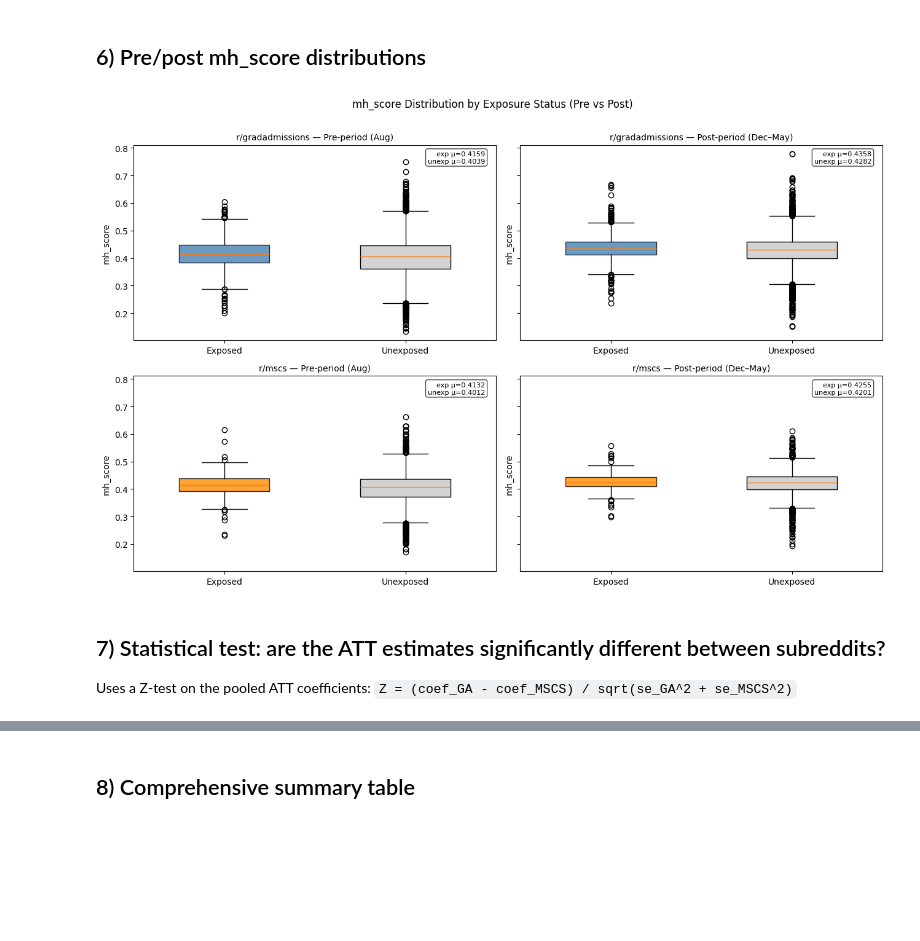
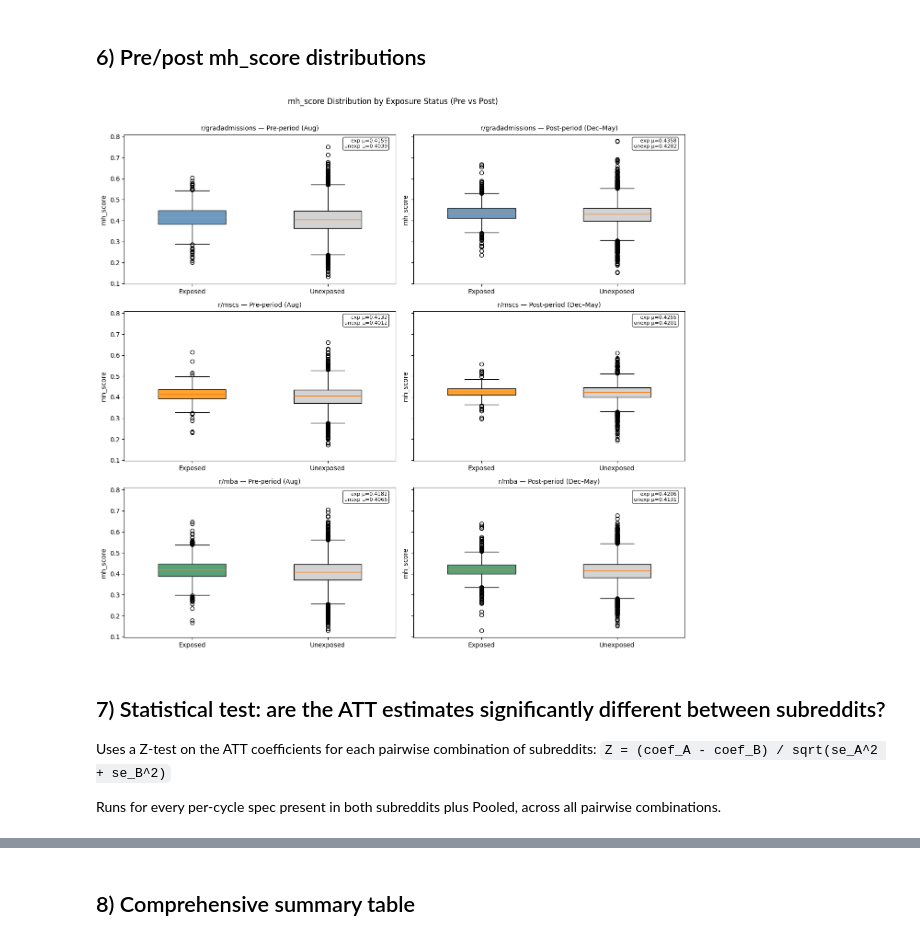
Before and after one commit to bulkpool/reddit-gradadmissions-distress, a Jupyter notebook: notebooks/07_comparison_analysis.ipynb, the cells around one changed output, grey strips where cells are left out. Saved outputs shown, nothing was run; the diff lists cells and outputs as text; code cells hidden in the pictures; blank space fills up the shorter version.

```diff
--- a/notebooks/07_comparison_analysis.ipynb
+++ b/notebooks/07_comparison_analysis.ipynb
@@ -221,6 +222,6 @@ Helper functions defined.
 # %%
 all_results  = {}   # sr -> {models, long_df, n_pairs_by_cycle}
-all_long_dfs = {}   # sr -> combined long_df (both cycles)
+all_long_dfs = {}   # sr -> combined long_df (all cycles)
 
 for sr, ddir in SUBREDDITS.items():
     print(f'\n=== r/{sr} ===')
@@ -232,11 +233,13 @@ for sr, ddir in SUBREDDITS.items():
                             on='author', how='left')
     panel['log1p_n_posts_pre'] = np.log1p(panel['pre_n_posts'])
 
+    cycles_here = sorted(int(c) for c in panel['cycle'].dropna().unique())
+
     matched_by_cycle = {}
     n_pairs_by_cycle = {}
     long_rows_all    = []
 
-    for cycle in [1, 2]:
+    for cycle in cycles_here:
         sub = panel[panel['cycle'] == cycle].copy()
         authors, n_pairs, _ = psm_match(sub, MATCH_FEATURES, CALIPER)
         matched_by_cycle[cycle] = authors
@@ -249,7 +252,7 @@ for sr, ddir in SUBREDDITS.items():
 
     print(f'  DiD results (HC3 SEs):')
     models = {}
-    for cycle in [1, 2]:
+    for cycle in cycles_here:
         models[cycle] = run_did(long_df[long_df['cycle'] == cycle], f'Cycle {cycle}')
 
     pool = long_df.copy()
@@ -266,4 +269,4 @@ for sr, ddir in SUBREDDITS.items():
     sig_p  = '***' if pval_p < 0.001 else ('**' if pval_p < 0.01 else ('*' if pval_p < 0.05 else 'n.s.'))
     print(f'  {"Pooled (+cycle FE)":<25}  DiD={coef_p:+.4f} [{ci_p[0]:+.4f}, {ci_p[1]:+.4f}]  p={pval_p:.4f} {sig_p}  n={int(m_pool.nobs):,}')
 
-    all_results[sr] = {'models': models, 'long_df': long_df, 'n_pairs': n_pairs_by_cycle}
+    all_results[sr] = {'models': models, 'long_df': long_df, 'n_pairs': n_pairs_by_cycle, 'cycles': cycles_here}
@@ -288,26 +275,34 @@ for sr, ddir in SUBREDDITS.items():
 # %%
 fig, ax = plt.subplots(figsize=(9, 5))
 
-sr_colors  = {'gradadmissions': 'steelblue',  'mscs': 'darkorange'}
-sr_labels  = {'gradadmissions': 'r/GradAdmissions', 'mscs': 'r/MSCS'}
-spec_keys  = [1, 2, 'pooled']
-spec_names = ['Cycle 1', 'Cycle 2', 'Pooled']
+sr_colors  = {'gradadmissions': 'steelblue',  'mscs': 'darkorange', 'mba': 'seagreen'}
+sr_labels  = {'gradadmissions': 'r/GradAdmissions', 'mscs': 'r/MSCS', 'mba': 'r/MBA'}
+
+# Use union of all cycles across subreddits so plot shows everything
+all_cycles = sorted({c for sr in SUBREDDITS for c in all_results[sr]['cycles']})
+spec_keys  = all_cycles + ['pooled']
+spec_names = [f'Cycle {c}' for c in all_cycles] + ['Pooled']
 n_specs    = len(spec_keys)
-offset     = 0.18   # vertical offset between subreddits at same spec
+n_srs      = len(SUBREDDITS)
+offset     = 0.22   # vertical offset between subreddits at same spec
 
-for si, sr in enumerate(['gradadmissions', 'mscs']):
+sr_list = list(SUBREDDITS)
+for si, sr in enumerate(sr_list):
     models = all_results[sr]['models']
-    y_positions = [i + (si - 0.5) * offset for i in range(n_specs)]
-    coefs, lo, hi = [], [], []
-    for key in spec_keys:
+    y_positions = [i + (si - (n_srs - 1) / 2) * offset for i in range(n_specs)]
+    coefs, lo, hi, y_valid = [], [], [], []
+    for yp, key in zip(y_positions, spec_keys):
+        if key not in models:
+            continue
         m  = models[key]
         c  = m.params['period_x_exposed']
         ci = m.conf_int().loc['period_x_exposed']
         coefs.append(c)
         lo.append(ci[0])
         hi.append(ci[1])
+        y_valid.append(yp)
     ax.errorbar(
-        coefs, y_positions,
+        coefs, y_valid,
         xerr=[np.array(coefs) - np.array(lo), np.array(hi) - np.array(coefs)],
         fmt='o', color=sr_colors[sr], label=sr_labels[sr],
         capsize=5, linewidth=2, markersize=8,
@@ -317,7 +312,7 @@ ax.axvline(0, color='gray', linestyle='--', linewidth=1)
 ax.set_yticks(range(n_specs))
 ax.set_yticklabels(spec_names, fontsize=11)
 ax.set_xlabel('DiD estimate (period × exposed)  95% CI', fontsize=11)
-ax.set_title('ATT Coefficient Comparison: r/GradAdmissions vs r/MSCS', fontsize=12)
+ax.set_title('ATT Coefficient Comparison: ' + ' vs '.join(sr_labels[sr] for sr in sr_list), fontsize=12)
 ax.legend(fontsize=10)
 plt.tight_layout()
 plt.savefig(FIG_DIR / 'fig_att_comparison.png', dpi=150, bbox_inches='tight')
@@ -327,39 +320,43 @@ plt.show()
 # %% [markdown]
 ## 6) Pre/post mh_score distributions
 # %%
-fig, axes = plt.subplots(2, 2, figsize=(13, 8), sharey=True)
+n_srs = len(SUBREDDITS)
+fig, axes = plt.subplots(n_srs, 2, figsize=(13, 4 * n_srs), sharey=True)
 
-for row_idx, sr in enumerate(['gradadmissions', 'mscs']):
+for row_idx, sr in enumerate(SUBREDDITS):
     ddir  = SUBREDDITS[sr]
     panel = pd.read_parquet(ddir / 'panel_scores_v2.parquet')
     color = sr_colors[sr]
 
     for col_idx, (period_col, period_label) in enumerate(
         [('pre_mh_score', 'Pre-period (Aug)'), ('post_mh_score', 'Post-period (Dec–May)')]
     ):
         ax = axes[row_idx][col_idx]
         exp_vals   = panel[panel['exposed']  ][period_col].dropna()
         unexp_vals = panel[~panel['exposed'] ][period_col].dropna()
         bp = ax.boxplot([exp_vals, unexp_vals], patch_artist=True,
                         labels=['Exposed', 'Unexposed'], widths=0.5)
         bp['boxes'][0].set_facecolor(color)
         bp['boxes'][0].set_alpha(0.8)
         bp['boxes'][1].set_facecolor('lightgray')
         ax.set_title(f'r/{sr} — {period_label}', fontsize=10)
         ax.set_ylabel('mh_score')
         ax.text(0.97, 0.97,
                 f'exp μ={exp_vals.mean():.4f}\nunexp μ={unexp_vals.mean():.4f}',
                 transform=ax.transAxes, ha='right', va='top', fontsize=8,
                 bbox=dict(boxstyle='round,pad=0.3', facecolor='white', alpha=0.7))
 
 plt.suptitle('mh_score Distribution by Exposure Status (Pre vs Post)', fontsize=12, y=1.01)
 plt.tight_layout()
 plt.savefig(FIG_DIR / 'fig_mhscore_distributions.png', dpi=150, bbox_inches='tight')
 plt.show()
 # %% [output]
-[figure, old version]
+[figure, new version]
 # %% [markdown]
 ## 7) Statistical test: are the ATT estimates significantly different between subreddits?
 
-Uses a Z-test on the pooled ATT coefficients: `Z = (coef_GA - coef_MSCS) / sqrt(se_GA^2 + se_MSCS^2)`
+Uses a Z-test on the ATT coefficients for each pairwise combination of subreddits:
+`Z = (coef_A - coef_B) / sqrt(se_A^2 + se_B^2)`
+
+Runs for every per-cycle spec present in both subreddits plus Pooled, across all pairwise combinations.
 # %%
```
Also changed, not shown: parts of 9 cells of this notebook, 41 other files.
